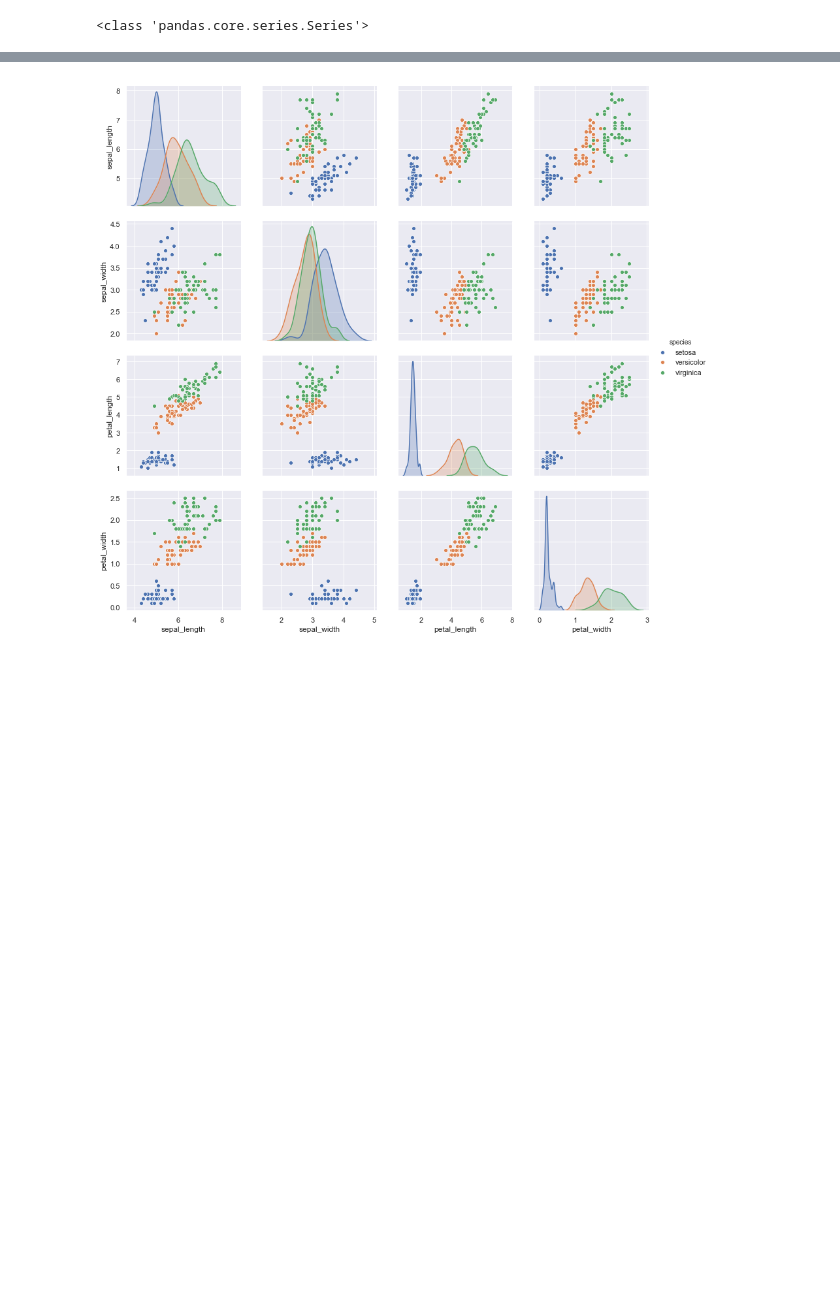
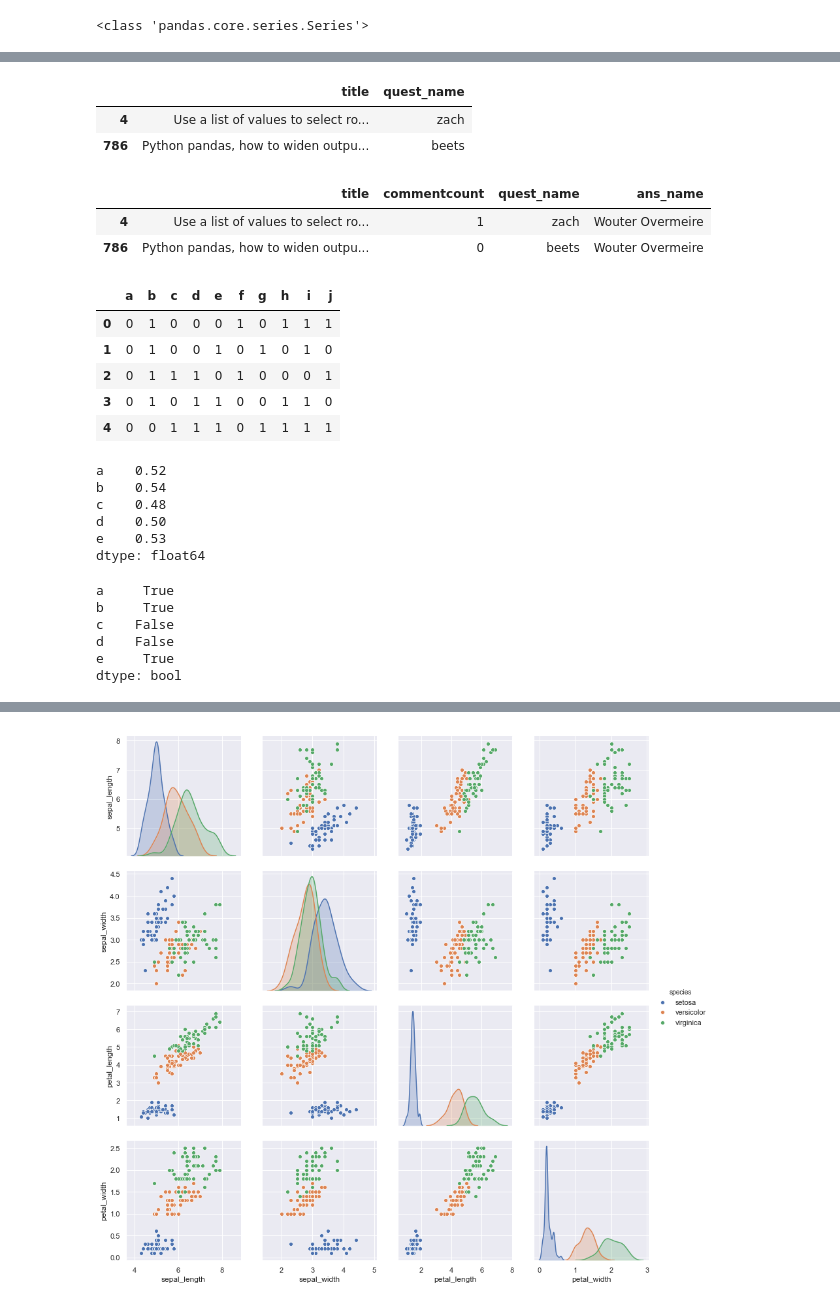
Before and after one commit to apoorvsemwal/Scale_Up, a Jupyter notebook: Python/Practice/Iris1.ipynb, the cells around one changed output, grey strips where cells are left out. Cells and saved outputs as stored; diff of their text form; code cells hidden in the pictures; blank space fills up the shorter version.

Commit message:
Boolean Indexing in DataFrames and Series

```diff
--- a/Python/Practice/Iris1.ipynb
+++ b/Python/Practice/Iris1.ipynb
@@ -326,0 +431,47 @@ print(type(iris.sepal_length))
+# %%
+#Combo of both row and Col with loc
+stackdf.loc[((stackdf['score'] >= 300) & (stackdf['ans_name'] == 'Wouter Overmeire')),['title','quest_name']]
+# %% [output]
+|  | title | quest_name |
+| 4 | Use a list of values to select ro... | zach |
+| 786 | Python pandas, how to widen outpu... | beets |
+# %%
+stackdf.loc[((stackdf['score'] >= 300) & (stackdf['ans_name'] == 'Wouter Overmeire')),'title'::2]
+# %% [output]
+|  | title | commentcount | quest_name | ans_name |
+| 4 | Use a list of values to select ro... | 1 | zach | Wouter Overmeire |
+| 786 | Python pandas, how to widen outpu... | 0 | beets | Wouter Overmeire |
+# %%
+#For Cols also we can use a Boolean selection
+#Let’s say we flipped 10 coins one-hundred times and store each trial in a column in the DataFrame below
+coins = pd.DataFrame(np.random.randint(0, 2, (100, 10)), columns=list('abcdefghij'))
+coins.head()
+# %% [output]
+|  | a | b | c | d | e | f | g | h | i | j |
+| 0 | 0 | 1 | 0 | 0 | 0 | 1 | 0 | 1 | 1 | 1 |
+| 1 | 0 | 1 | 0 | 0 | 1 | 0 | 1 | 0 | 1 | 0 |
+| 2 | 0 | 1 | 1 | 1 | 0 | 1 | 0 | 0 | 0 | 1 |
+| 3 | 0 | 1 | 0 | 1 | 1 | 0 | 0 | 1 | 1 | 0 |
+| 4 | 0 | 0 | 1 | 1 | 1 | 0 | 1 | 1 | 1 | 1 |
+# %%
+#Taking mean of each col
+#Returns a series of mean for each col
+coins_mean = coins.mean()
+coins_mean.head()
+# %% [output]
+a    0.52
+b    0.54
+c    0.48
+d    0.50
+e    0.53
+dtype: float64
+# %%
+#Now we can apply conditions on series the way we did before
+(coins_mean > 0.50).head()
+# %% [output]
+a     True
+b     True
+c    False
+d    False
+e     True
+dtype: bool
```
Also changed, not shown: parts of 16 cells of this notebook, 1 other file.
